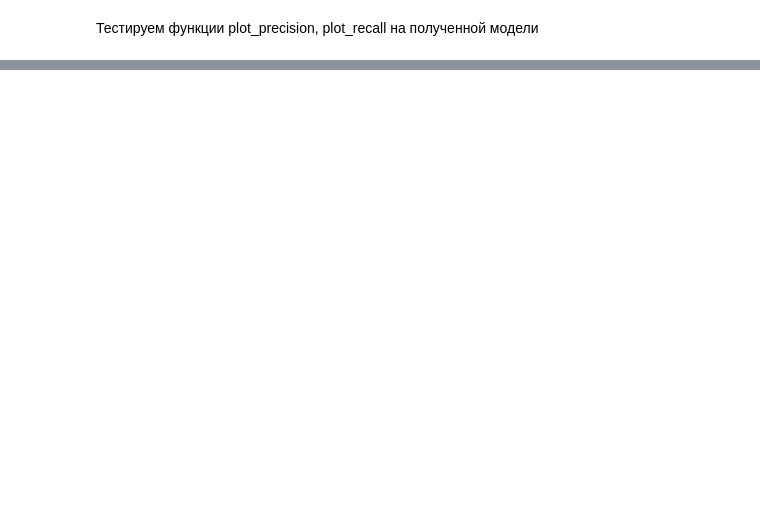
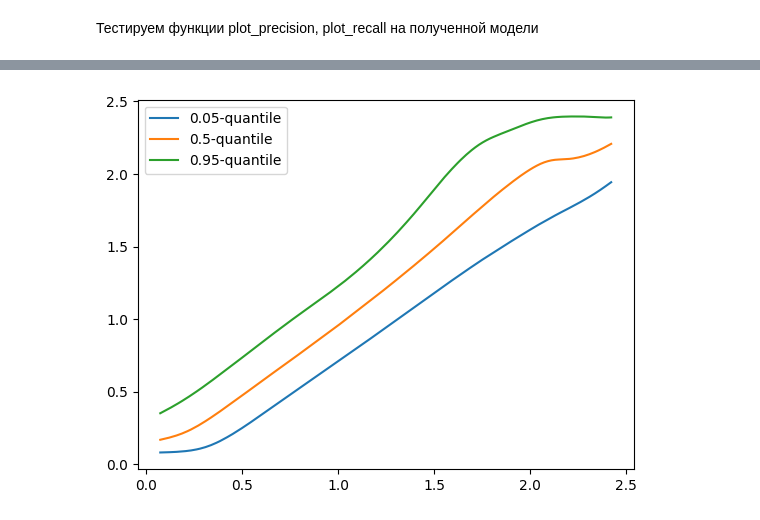
Before and after one commit to Bogachevv/StatProject, a Jupyter notebook: test1.ipynb, the cells around one changed output, grey strips where cells are left out. Saved outputs shown, nothing was run; the diff lists cells and outputs as text; code cells hidden in the pictures; blank space fills up the shorter version.

```diff
--- a/test1.ipynb
+++ b/test1.ipynb
@@ -55 +59,5 @@ plot_precision(y_pred, y_act, delta=0.15, delta_mode='relative', plt_mode='raw')
+# %%
+plot_recall(y_pred, y_act, plt_mode='raw')
+# %% [output]
+[figure, added]
 # %%
```
Also changed, not shown: parts of 8 cells of this notebook, 1 other file.
